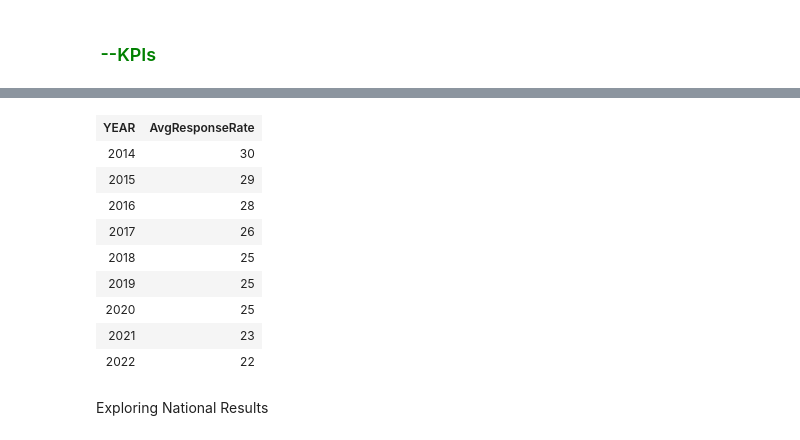
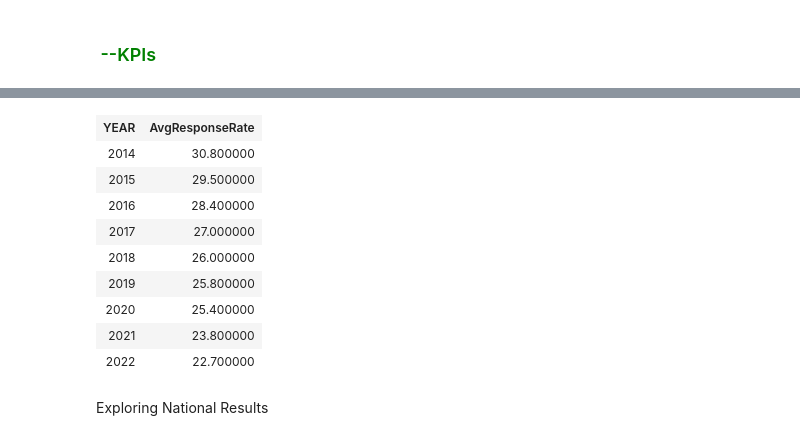
Before and after one commit to UduakAfang/Portfolio, a Jupyter notebook: Maven Healthcare Challenge/SQL Notebook Healthcare Challenge.ipynb, the cells around one changed output, grey strips where cells are left out. Drawn from its saved outputs; the diff is of its cells as text; code cells hidden in the pictures.

```diff
--- a/Maven Healthcare Challenge/SQL Notebook Healthcare Challenge.ipynb
+++ b/Maven Healthcare Challenge/SQL Notebook Healthcare Challenge.ipynb
@@ -143,9 +158,10 @@ Total execution time: 00:00:00.027
 | H_RECMND | 1 |
 # %%
 -- Response rates per Survey Year
-SELECT YEAR(End_Date) as YEAR, AVG(Response_Rate) AvgResponseRate
+SELECT YEAR(End_Date) as YEAR, ROUND(AVG(CAST (Response_Rate as decimal(5,2))),1) AvgResponseRate
 FROM responses re
 JOIN reports r
     ON r.Release_Period = re.Release_Period
+WHERE Response_Rate != 'Not Available'
 GROUP BY YEAR(End_Date)
 # %% [output]
@@ -155,13 +170,13 @@ Total execution time: 00:00:00.047
 | YEAR | AvgResponseRate |
-| 2014 | 30 |
-| 2015 | 29 |
-| 2016 | 28 |
-| 2017 | 26 |
-| 2018 | 25 |
-| 2019 | 25 |
-| 2020 | 25 |
-| 2021 | 23 |
-| 2022 | 22 |
+| 2014 | 30.800000 |
+| 2015 | 29.500000 |
+| 2016 | 28.400000 |
+| 2017 | 27.000000 |
+| 2018 | 26.000000 |
+| 2019 | 25.800000 |
+| 2020 | 25.400000 |
+| 2021 | 23.800000 |
+| 2022 | 22.700000 |
 # %% [markdown]
 Exploring National Results
 # %%
```
Also changed, not shown: parts of 23 cells of this notebook.
